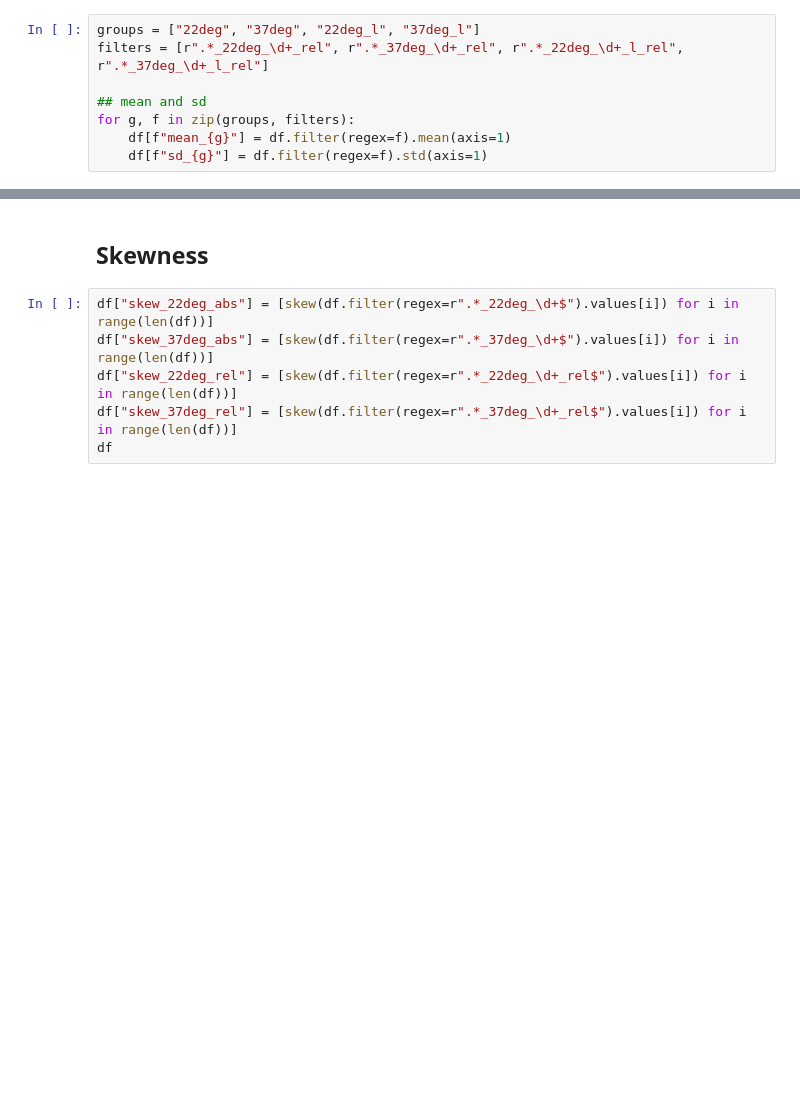
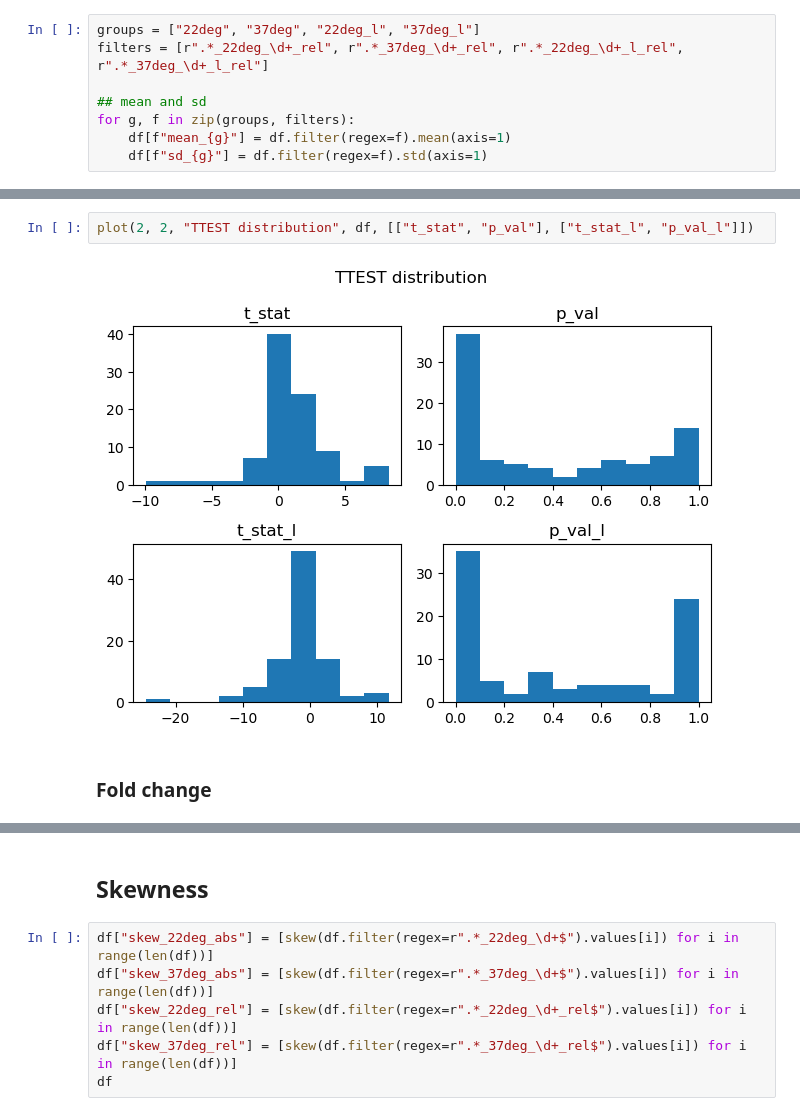
Before and after one commit to janniswi00/sphingo_modelling, a Jupyter notebook: code/analysis.ipynb, the cells around one changed output, grey strips where cells are left out. Drawn from its saved outputs; the diff is of its cells as text; blank space fills up the shorter version.

```diff
--- a/code/analysis.ipynb
+++ b/code/analysis.ipynb
@@ -142,2 +134,8 @@ df
+# %%
+plot(2, 2, "TTEST distribution", df, [["t_stat", "p_val"], ["t_stat_l", "p_val_l"]])
+# %% [output]
+[figure, added]
+# %% [markdown]
+### Fold change
 # %%
 ## fold change between 22deg and 37deg
```
Also changed, not shown: parts of 10 cells of this notebook.
